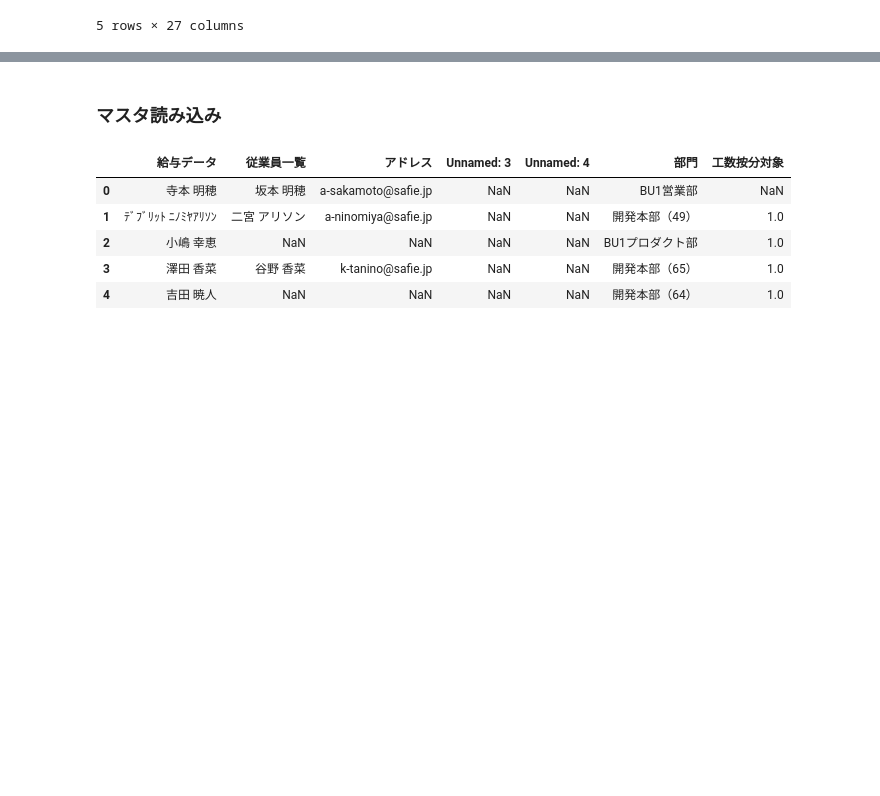
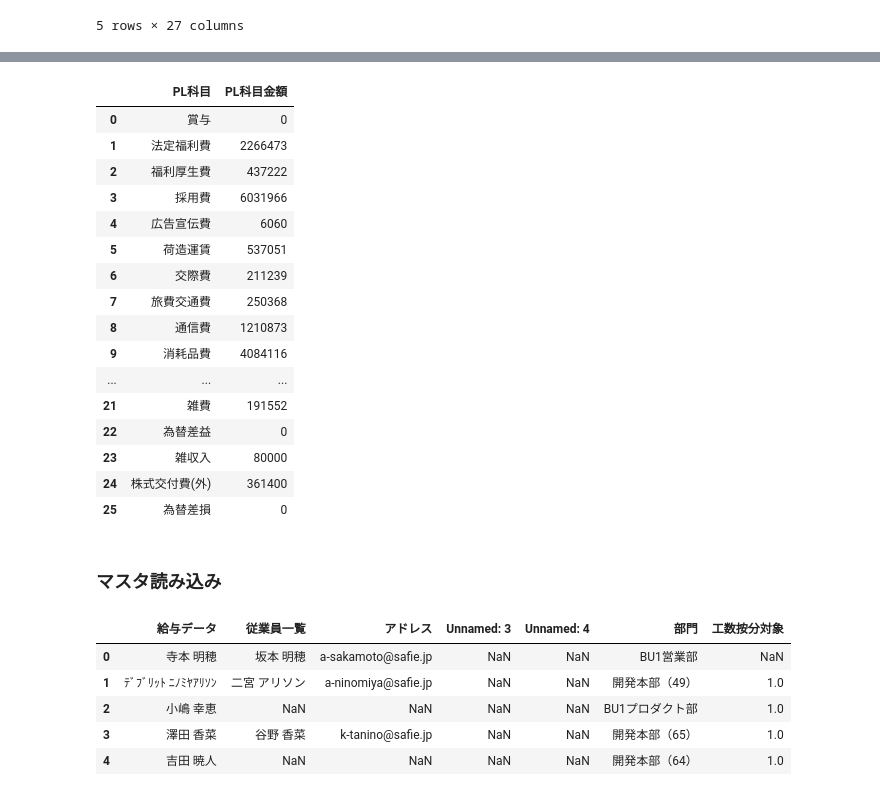
Before and after one commit to kabanyasu/safie-colab, a Jupyter notebook: PL配賦コード.ipynb, the cells around one changed output, grey strips where cells are left out. Cells and saved outputs as stored; diff of their text form; code cells hidden in the pictures; blank space fills up the shorter version.

Commit message:
Colaboratory を使用して作成しました

```diff
--- a/PL配賦コード.ipynb
+++ b/PL配賦コード.ipynb
@@ -99,3 +85,38 @@ PL
+# %%
+# 認証のためのコード
+from google.colab import auth
+auth.authenticate_user()
+
+import gspread
+from google.auth import default
+creds, _ = default()
+
+gc = gspread.authorize(creds)
+# %%
+url = "https://docs.google.com/spreadsheets/d/1dvH52Z1AypzFWEq24HNJpCJy8sIuValc6XWTXV9YuKw"
+ss = gc.open_by_url(url)
+sheet = ss.worksheet('PL')
+PL = pd.DataFrame(sheet.get_all_values())
+PL.columns = ['PL科目','PL科目金額']
+PL
+# %% [output]
+|  | PL科目 | PL科目金額 |
+| 0 | 賞与 | 0 |
+| 1 | 法定福利費 | 2266473 |
+| 2 | 福利厚生費 | 437222 |
+| 3 | 採用費 | 6031966 |
+| 4 | 広告宣伝費 | 6060 |
+| 5 | 荷造運賃 | 537051 |
+| 6 | 交際費 | 211239 |
+| 7 | 旅費交通費 | 250368 |
+| 8 | 通信費 | 1210873 |
+| 9 | 消耗品費 | 4084116 |
+| ... | ... | ... |
+| 21 | 雑費 | 191552 |
+| 22 | 為替差益 | 0 |
+| 23 | 雑収入 | 80000 |
+| 24 | 株式交付費(外) | 361400 |
+| 25 | 為替差損 | 0 |
 # %% [markdown]
 ### マスタ読み込み
 # %%
```
Also changed, not shown: parts of 3 cells of this notebook.
